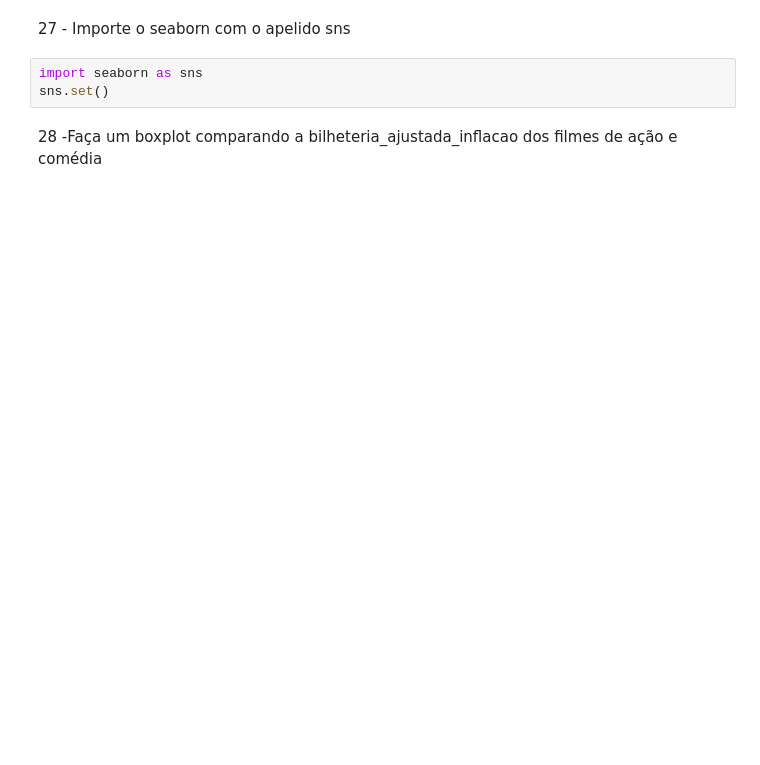
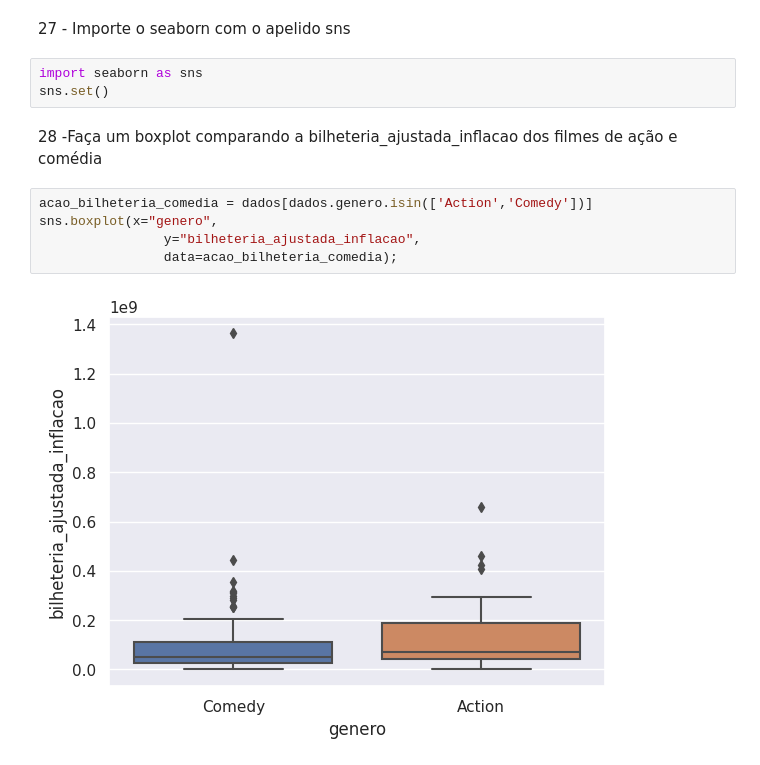
Before and after one commit to ceska68/Exercicios, a Jupyter notebook: Desafio_6_Estatísticas.ipynb, the cells around one changed output. Cells and saved outputs as stored; diff of their text form; blank space fills up the shorter version.

```diff
--- a/Desafio_6_Estatísticas.ipynb
+++ b/Desafio_6_Estatísticas.ipynb
@@ -114,3 +323,10 @@ import seaborn as sns
 sns.set()
 # %% [markdown]
 28 -Faça um boxplot comparando a bilheteria_ajustada_inflacao dos filmes de ação e comédia
+# %%
+acao_bilheteria_comedia = dados[dados.genero.isin(['Action','Comedy'])]
+sns.boxplot(x="genero",
+                y="bilheteria_ajustada_inflacao",
+                data=acao_bilheteria_comedia);
+# %% [output]
+[figure, added]
```
Also changed, not shown: parts of 25 cells of this notebook.
